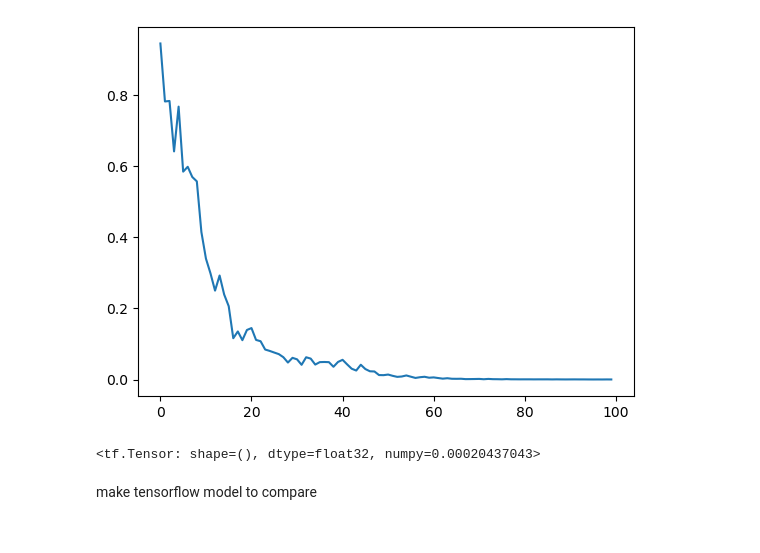
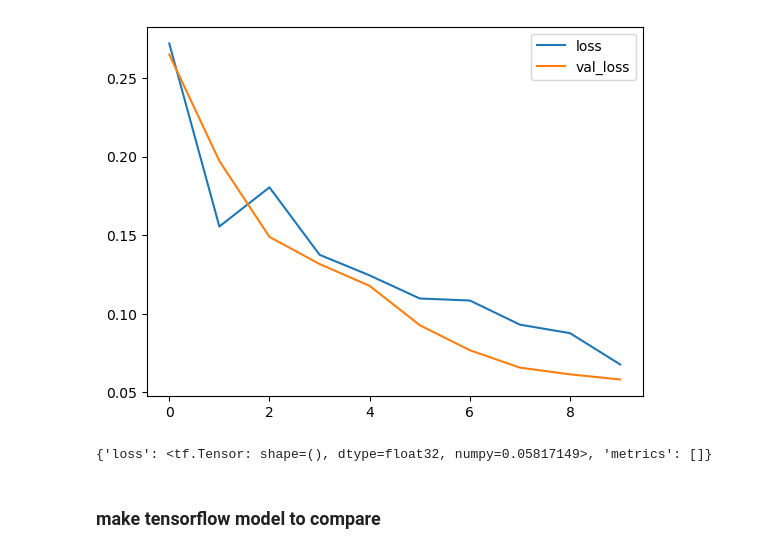
Before and after one commit to PYTHONLL-kang/implements, a Jupyter notebook: neural_network.ipynb, the cells around one changed output. Drawn from its saved outputs; the diff is of its cells as text; code cells hidden in the pictures.

```diff
--- a/neural_network.ipynb
+++ b/neural_network.ipynb
@@ -102,11 +138,22 @@ train_y = np.delete(y, random_idx, axis=0)
+# %%
+x_train = x_train / 255
+x_test = x_test / 255
+# %%
+y_train = np.eye(np.unique(y_train, axis=0).shape[0])[y_train][:,0,:]
+y_test = np.eye(np.unique(y_test, axis=0).shape[0])[y_test][:,0,:]
 # %%
 model = Neural_network()
-model.network.append(Layers.Recurrent_network(input_shape=train_x.shape[1::], output_shape=32))
-model.network.append(Activations.Tanh())
+model.network.append(Layers.Convolution2D(input_shape=x_train.shape[1::], filters=128, kernel_shape=(3, 3)))
+model.network.append(Activations.ReLU())
+model.network.append(Layers.Pooling2D(pool_type='max'))
+model.network.append(Layers.Convolution2D(filters=64, kernel_shape=(2, 2)))
+model.network.append(Activations.ReLU())
+model.network.append(Layers.Pooling2D(pool_type='mean'))
+model.network.append(Layers.Flatten())
 model.network.append(Layers.Dense(output_shape=32))
 model.network.append(Activations.ReLU())
-model.network.append(Layers.Dense(output_shape=1))
-model.network.append(Activations.Linear())
+model.network.append(Layers.Dense(output_shape=10))
+model.network.append(Activations.Softmax())
 
 optimizer = Optimizers.Adam(learning_rate=1e-4)
-model.compile('mse', optimizer)
+model.compile('cce', optimizer, metrics='mae')
@@ -121,3 +164,3 @@ model.evaluate(test_x, test_y)
 # %%
-hist = model.fit(train_x, train_y, batch_size=64, epochs=100, verbose=1)
+hist = model.fit(x_train, y_train, batch_size=256, epochs=10, verbose=1, validation_data=(x_test, y_test))
 # %% [output]
@@ -141,13 +177,15 @@ epoch: 099 | loss:  0.0001
 # %%
-plt.plot(hist)
+plt.plot(hist['loss'], label='loss')
+plt.plot(hist['val_loss'], label='val_loss')
+plt.legend()
 plt.show()
 # %% [output]
-[figure, old version]
+[figure, new version]
 # %%
-model.evaluate(test_x, test_y)
+model.evaluate(x_test, y_test)
 # %% [output]
-<tf.Tensor: shape=(), dtype=float32, numpy=0.00020437043>
+{'loss': <tf.Tensor: shape=(), dtype=float32, numpy=0.05817149>, 'metrics': []}
 # %% [markdown]
-make tensorflow model to compare
+### make tensorflow model to compare
 # %%
 tf_model = tf.keras.Sequential()
```
Also changed, not shown: parts of 13 cells of this notebook.
